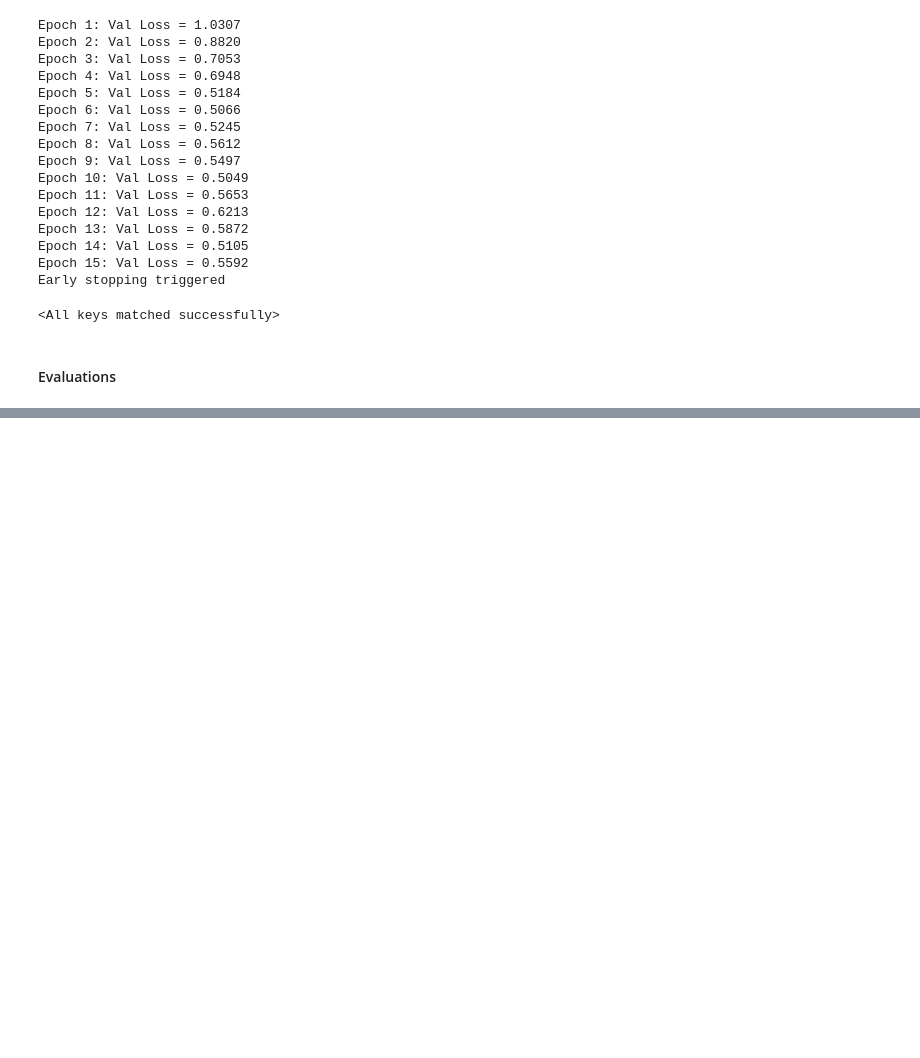
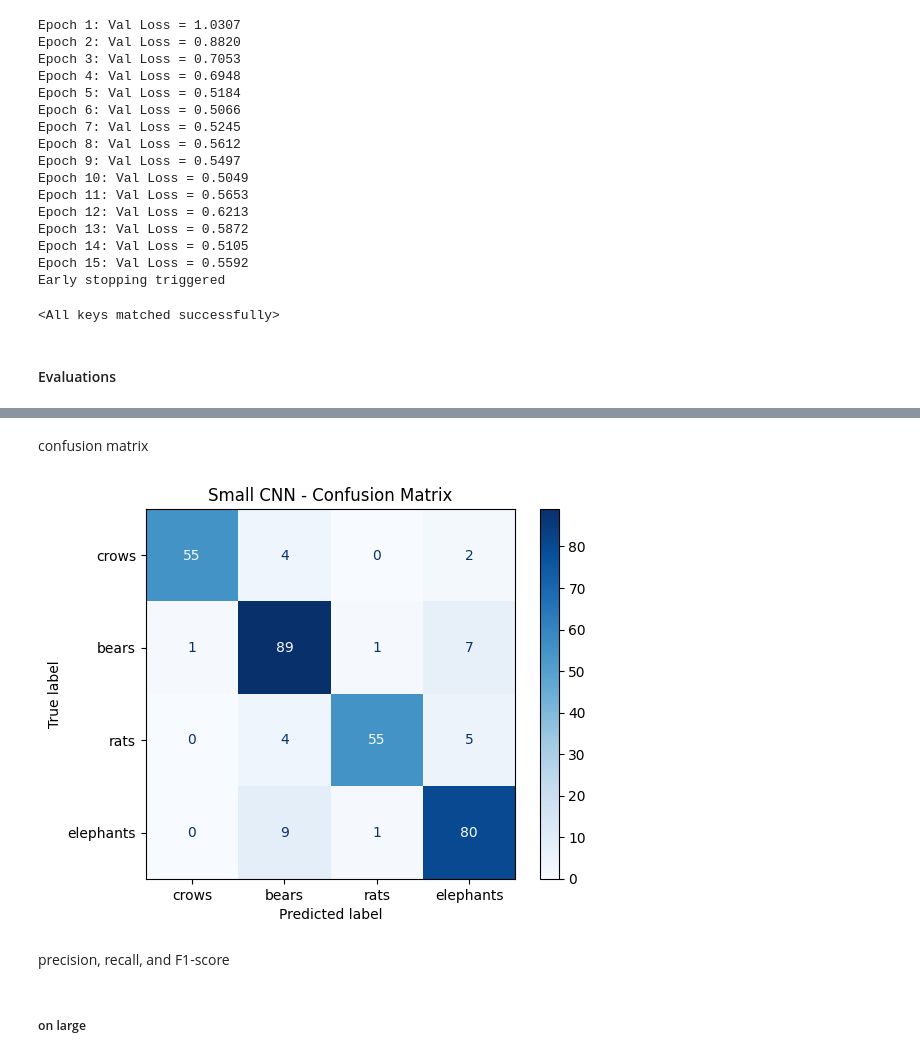
Before and after one commit to claramanolache/DeepLearning, a Jupyter notebook: CNN_mod2.ipynb, the cells around one changed output, grey strips where cells are left out. Saved outputs shown, nothing was run; the diff lists cells and outputs as text; code cells hidden in the pictures; blank space fills up the shorter version.

```diff
--- a/CNN_mod2.ipynb
+++ b/CNN_mod2.ipynb
@@ -534,0 +581,29 @@ test_loader = DataLoader(
+# %% [markdown]
+confusion matrix
+# %%
+from sklearn.metrics import confusion_matrix, ConfusionMatrixDisplay
+import matplotlib.pyplot as plt
+
+class_names = [
+    name for name, idx in
+    sorted(label_to_idx.items(), key=lambda x: x[1])
+]
+
+cm = confusion_matrix(
+    all_labels,
+    all_predictions,
+    labels=range(len(class_names))
+)
+
+disp = ConfusionMatrixDisplay(
+    confusion_matrix=cm,
+    display_labels=class_names
+)
+
+disp.plot(cmap="Blues")
+plt.title("Small CNN - Confusion Matrix")
+plt.show()
+# %% [output]
+[figure, added]
+# %% [markdown]
+precision, recall, and F1-score
@@ -534,0 +620,2 @@ test_loader = DataLoader(
+# %% [markdown]
+##### on large
```
Also changed, not shown: parts of 9 cells of this notebook.
